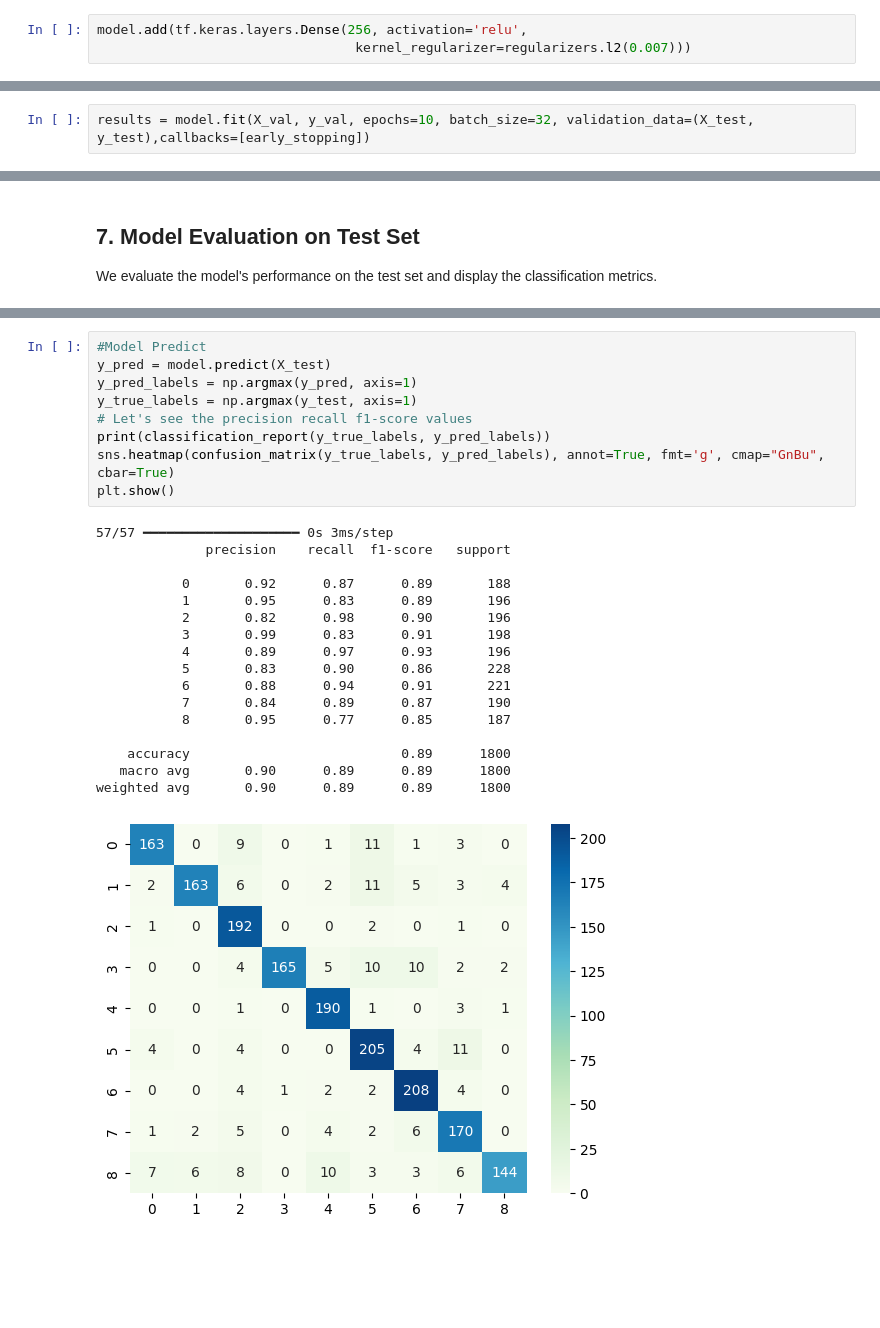
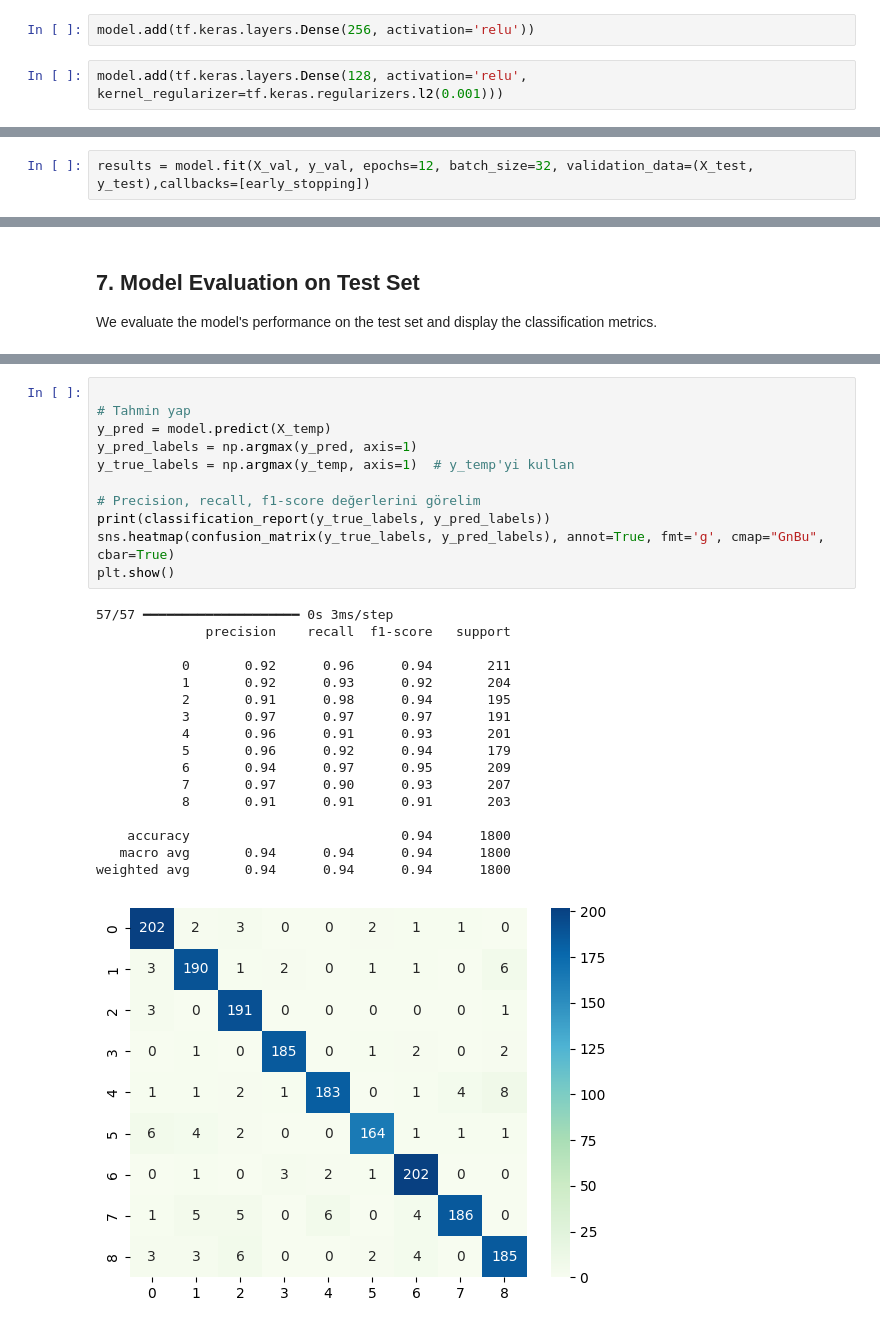
Before and after one commit to MehmetCelik53/DataScienceDreamTeam, a Jupyter notebook: fish-classification-ann.ipynb, the cells around one changed output, grey strips where cells are left out. Saved outputs shown, nothing was run; the diff lists cells and outputs as text; blank space fills up the shorter version.

```diff
--- a/fish-classification-ann.ipynb
+++ b/fish-classification-ann.ipynb
@@ -169,9 +171,10 @@ We construct a simple ANN model with two dense layers. The model applies L2 regu
 model = tf.keras.models.Sequential()
 model.add(tf.keras.layers.Input(shape=(X_val.shape[1],)))
 model.add(tf.keras.layers.Dense(512, activation='relu'))
+# %%
+model.add(tf.keras.layers.Dense(256, activation='relu'))
 # %%
-model.add(tf.keras.layers.Dense(256, activation='relu',
-                                 kernel_regularizer=regularizers.l2(0.007)))
+model.add(tf.keras.layers.Dense(128, activation='relu', kernel_regularizer=tf.keras.regularizers.l2(0.001)))
 # %%
 model.add(tf.keras.layers.Dense(9, activation='softmax'))
 # %%
@@ -189,5 +192,5 @@ early_stopping = tf.keras.callbacks.EarlyStopping(
     verbose=1            # Durum güncellemelerini yazdır
 )
 # %%
-results = model.fit(X_val, y_val, epochs=10, batch_size=32, validation_data=(X_test, y_test),callbacks=[early_stopping])
+results = model.fit(X_val, y_val, epochs=12, batch_size=32, validation_data=(X_test, y_test),callbacks=[early_stopping])
 # %% [output]
@@ -266,27 +266,29 @@ Test Accuracy: 0.8949999809265137
 # %%
-#Model Predict
-y_pred = model.predict(X_test)
+
+# Tahmin yap
+y_pred = model.predict(X_temp)
 y_pred_labels = np.argmax(y_pred, axis=1)
-y_true_labels = np.argmax(y_test, axis=1)
-# Let's see the precision recall f1-score values
+y_true_labels = np.argmax(y_temp, axis=1)  # y_temp'yi kullan
+
+# Precision, recall, f1-score değerlerini görelim
 print(classification_report(y_true_labels, y_pred_labels))
 sns.heatmap(confusion_matrix(y_true_labels, y_pred_labels), annot=True, fmt='g', cmap="GnBu", cbar=True)
 plt.show()
 # %% [output]
 57/57 ━━━━━━━━━━━━━━━━━━━━ 0s 3ms/step
               precision    recall  f1-score   support
 
-           0       0.92      0.87      0.89       188
-           1       0.95      0.83      0.89       196
-           2       0.82      0.98      0.90       196
-           3       0.99      0.83      0.91       198
-           4       0.89      0.97      0.93       196
-           5       0.83      0.90      0.86       228
-           6       0.88      0.94      0.91       221
-           7       0.84      0.89      0.87       190
-           8       0.95      0.77      0.85       187
+           0       0.92      0.96      0.94       211
+           1       0.92      0.93      0.92       204
+           2       0.91      0.98      0.94       195
+           3       0.97      0.97      0.97       191
+           4       0.96      0.91      0.93       201
+           5       0.96      0.92      0.94       179
+           6       0.94      0.97      0.95       209
+           7       0.97      0.90      0.93       207
+           8       0.91      0.91      0.91       203
 
-    accuracy                           0.89      1800
-   macro avg       0.90      0.89      0.89      1800
-weighted avg       0.90      0.89      0.89      1800
+    accuracy                           0.94      1800
+   macro avg       0.94      0.94      0.94      1800
+weighted avg       0.94      0.94      0.94      1800
-[figure, old version]
+[figure, new version]
```
Also changed, not shown: parts of 5 cells of this notebook.
